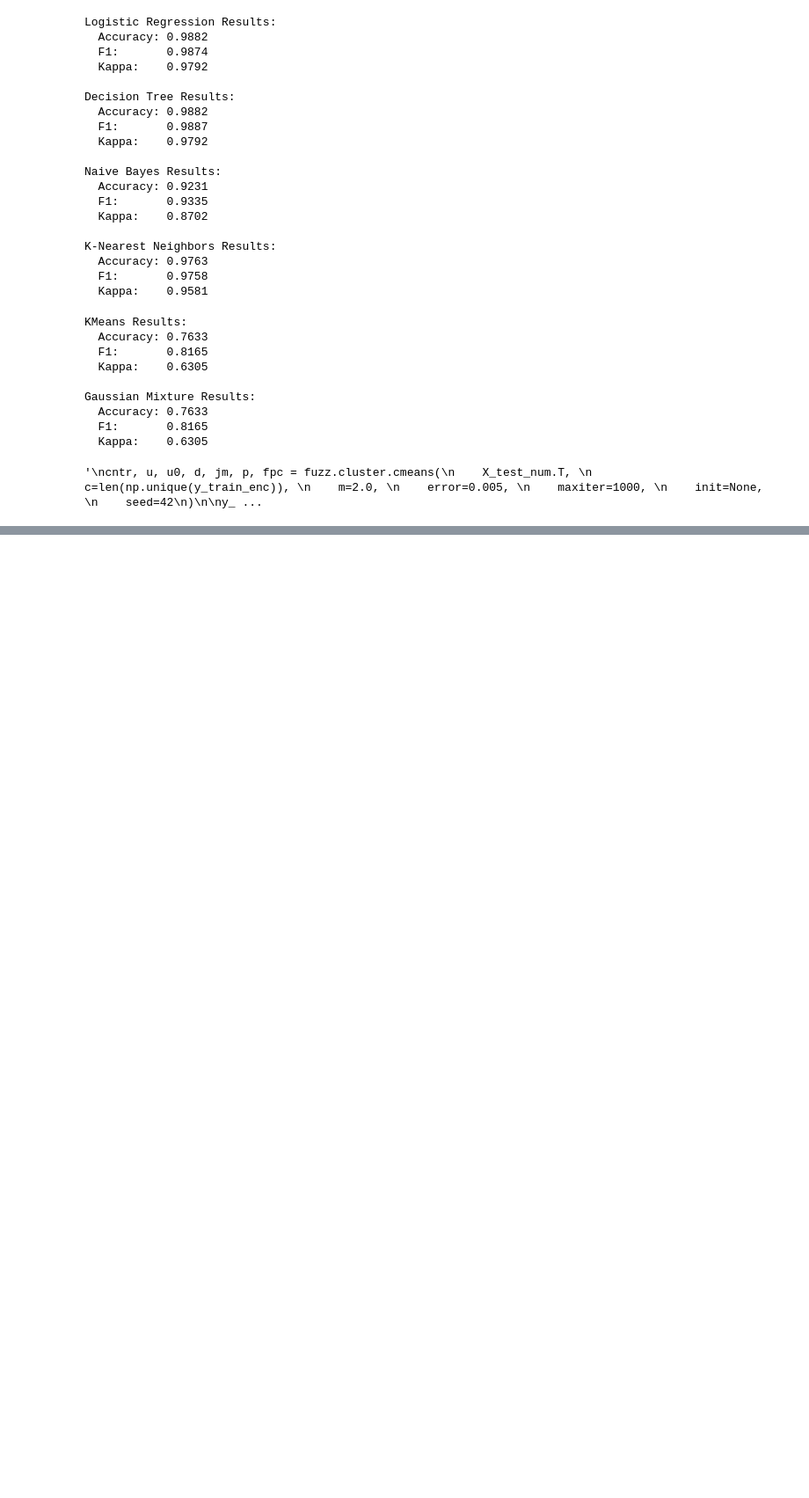
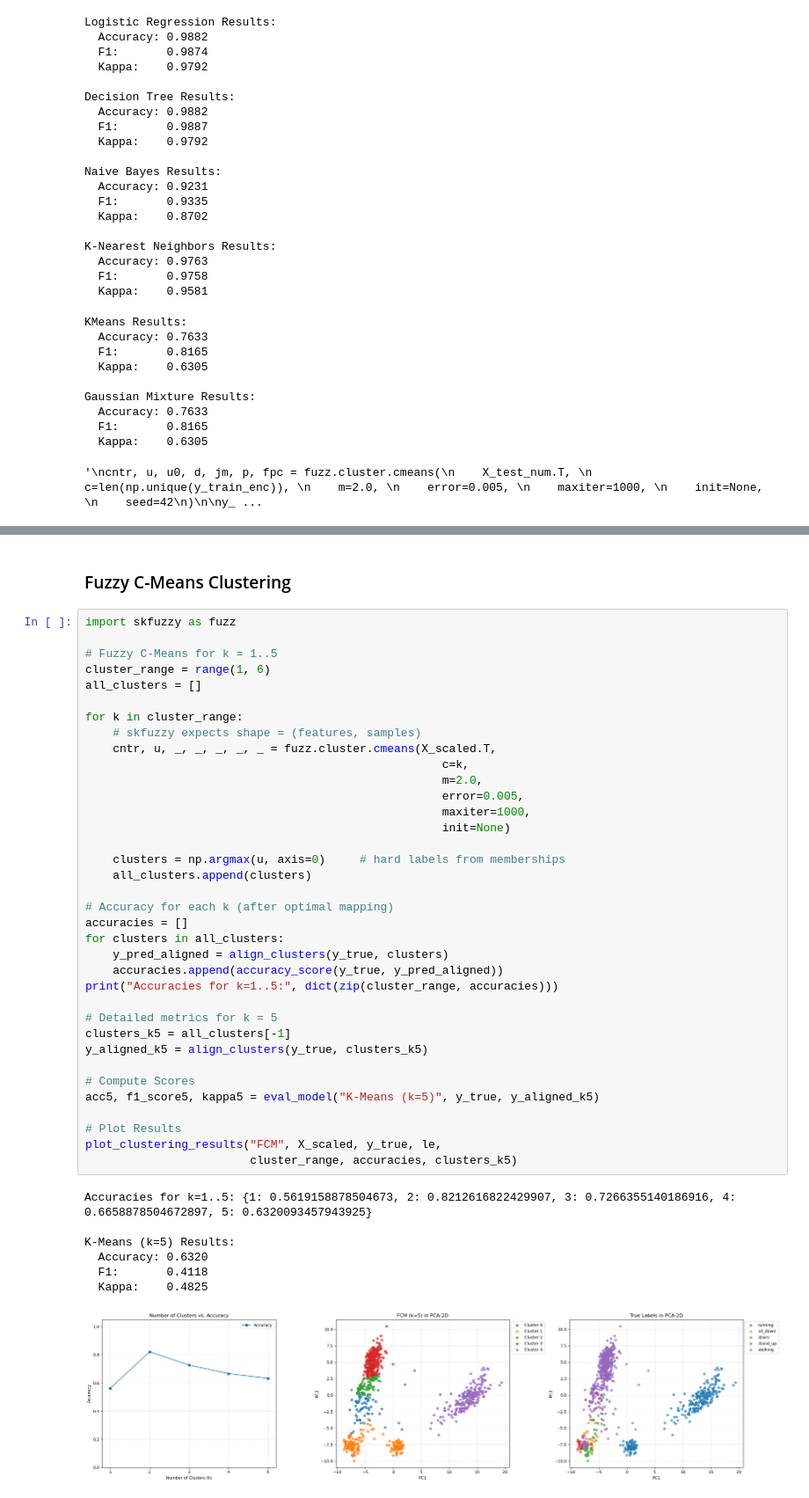
Before and after one commit to ozde12/Data-Analytics-and-Learning-Methods, a Jupyter notebook: human_activity_recognition.ipynb, the cells around one changed output, grey strips where cells are left out. Shown at 88% size. Cells and saved outputs as stored; diff of their text form; blank space fills up the shorter version.

```diff
--- a/human_activity_recognition.ipynb
+++ b/human_activity_recognition.ipynb
@@ -801,0 +874,46 @@ Gaussian Mixture Results:
+# %% [markdown]
+### Fuzzy C-Means Clustering
+# %%
+import skfuzzy as fuzz
+
+# Fuzzy C-Means for k = 1..5
+cluster_range = range(1, 6)
+all_clusters = []
+
+for k in cluster_range:
+    # skfuzzy expects shape = (features, samples)
+    cntr, u, _, _, _, _, _ = fuzz.cluster.cmeans(X_scaled.T,
+                                                    c=k,
+                                                    m=2.0,
+                                                    error=0.005,
+                                                    maxiter=1000,
+                                                    init=None)
+
+    clusters = np.argmax(u, axis=0)     # hard labels from memberships
+    all_clusters.append(clusters)
+
+# Accuracy for each k (after optimal mapping)
+accuracies = []
+for clusters in all_clusters:
+    y_pred_aligned = align_clusters(y_true, clusters)
+    accuracies.append(accuracy_score(y_true, y_pred_aligned))
+print("Accuracies for k=1..5:", dict(zip(cluster_range, accuracies)))
+
+# Detailed metrics for k = 5
+clusters_k5 = all_clusters[-1]
+y_aligned_k5 = align_clusters(y_true, clusters_k5)
+
+# Compute Scores
+acc5, f1_score5, kappa5 = eval_model("K-Means (k=5)", y_true, y_aligned_k5)
+
+# Plot Results
+plot_clustering_results("FCM", X_scaled, y_true, le,
+                        cluster_range, accuracies, clusters_k5)
+# %% [output]
+Accuracies for k=1..5: {1: 0.5619158878504673, 2: 0.8212616822429907, 3: 0.7266355140186916, 4: 0.6658878504672897, 5: 0.6320093457943925}
+
+K-Means (k=5) Results:
+  Accuracy: 0.6320
+  F1:       0.4118
+  Kappa:    0.4825
+[figure, added]
```
Also changed, not shown: parts of 11 cells of this notebook.
